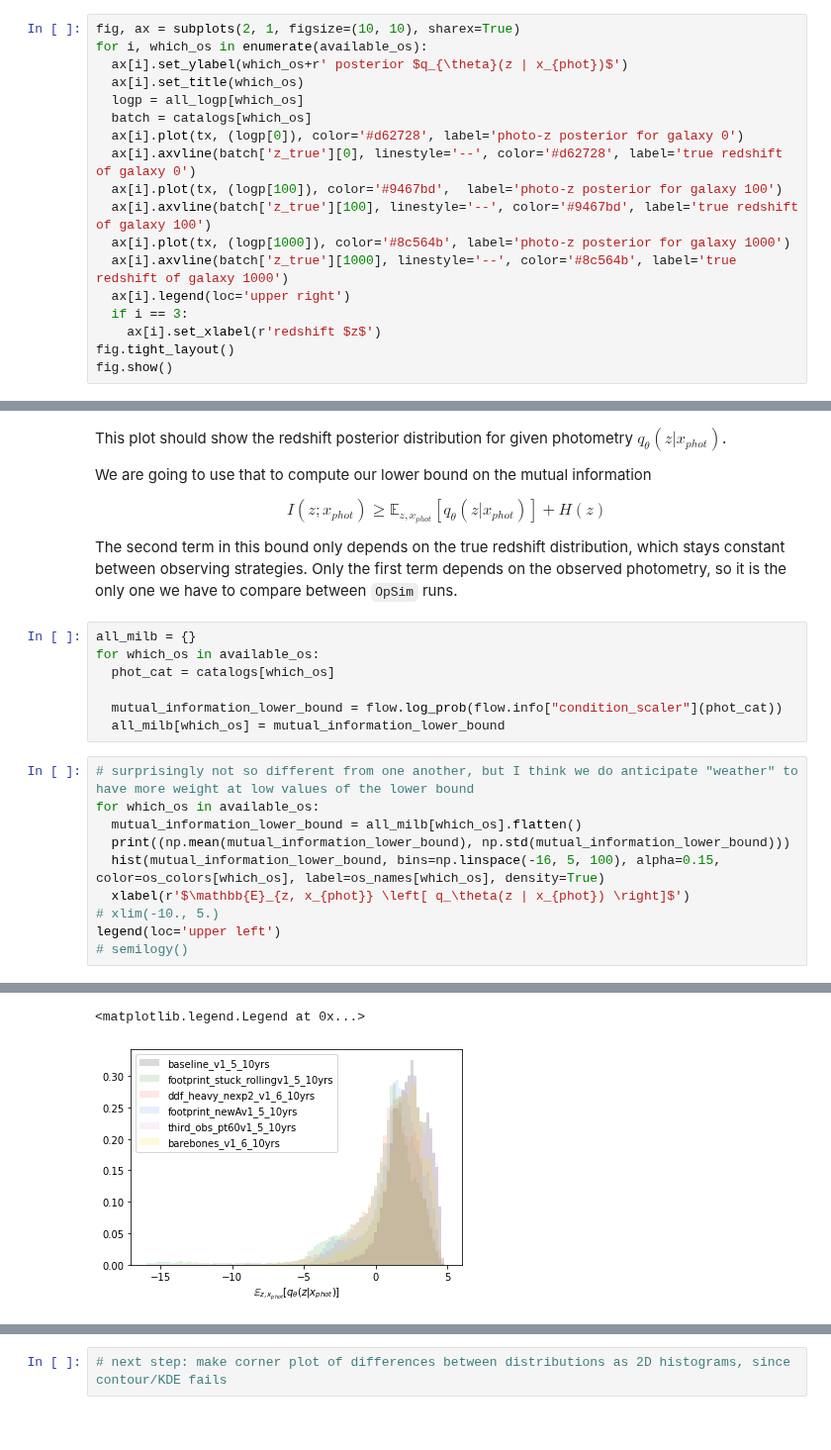
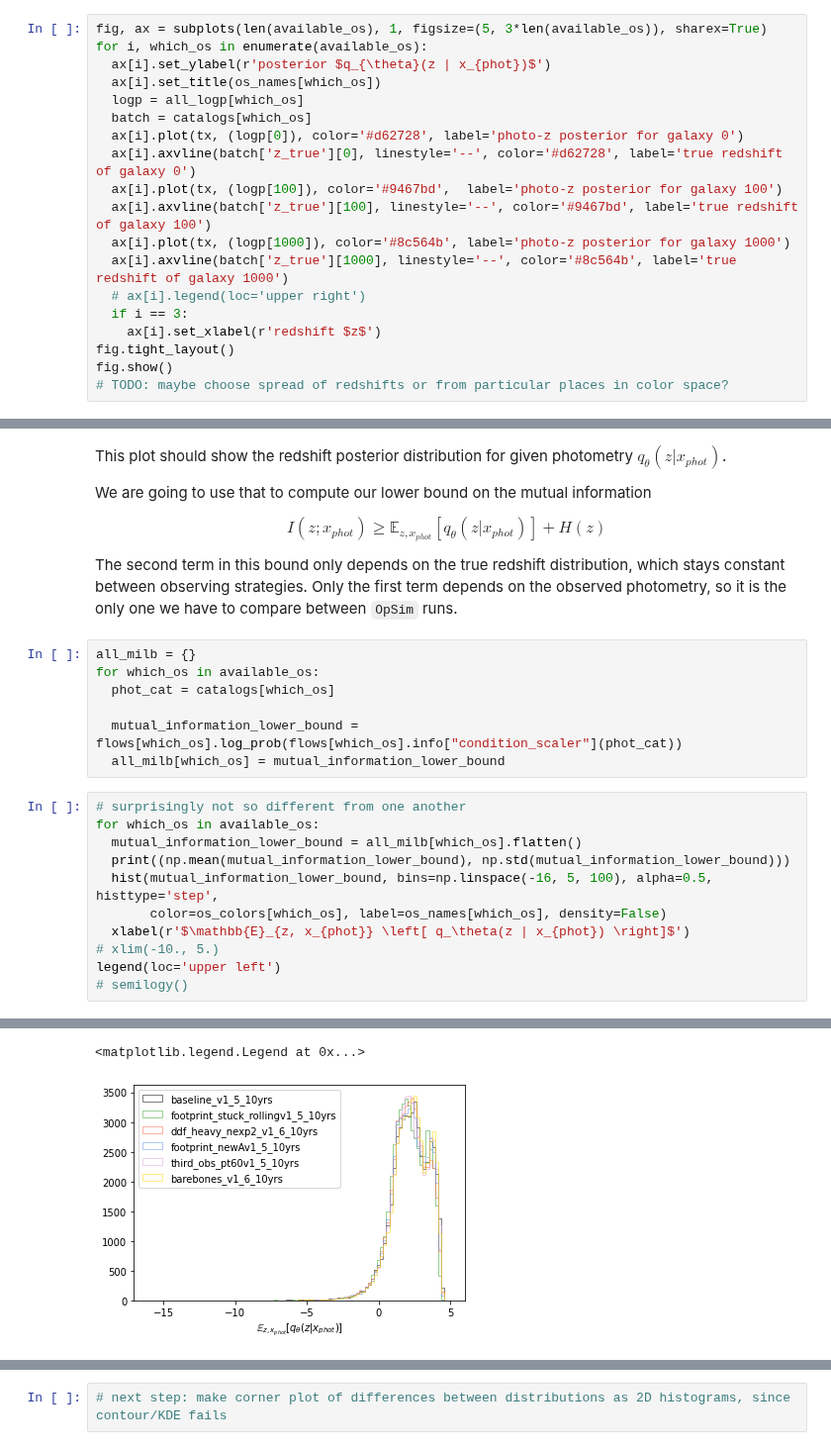
Before and after one commit to bscot/TheLastMetric, a Jupyter notebook: MAFVariationalMutualInformationPzFlow.ipynb, the cells around one changed output, grey strips where cells are left out. Shown at 99% size. Cells and saved outputs as stored; diff of their text form.

Commit message:
recalculating moments, more plot/metametric ideas

```diff
--- a/MAFVariationalMutualInformationPzFlow.ipynb
+++ b/MAFVariationalMutualInformationPzFlow.ipynb
@@ -156,10 +155,10 @@ RuntimeError: ignored
 # tx = np.linspace(0,3.5,100)
 # logp = dist.log_prob(tx)
 # %%
-fig, ax = subplots(2, 1, figsize=(10, 10), sharex=True)
+fig, ax = subplots(len(available_os), 1, figsize=(5, 3*len(available_os)), sharex=True)
 for i, which_os in enumerate(available_os):
-  ax[i].set_ylabel(which_os+r' posterior $q_{\theta}(z | x_{phot})$')
-  ax[i].set_title(which_os)
+  ax[i].set_ylabel(r'posterior $q_{\theta}(z | x_{phot})$')
+  ax[i].set_title(os_names[which_os])
   logp = all_logp[which_os]
   batch = catalogs[which_os]
   ax[i].plot(tx, (logp[0]), color='#d62728', label='photo-z posterior for galaxy 0')
@@ -168,8 +167,9 @@ for i, which_os in enumerate(available_os):
   ax[i].axvline(batch['z_true'][100], linestyle='--', color='#9467bd', label='true redshift of galaxy 100')
   ax[i].plot(tx, (logp[1000]), color='#8c564b', label='photo-z posterior for galaxy 1000')
   ax[i].axvline(batch['z_true'][1000], linestyle='--', color='#8c564b', label='true redshift of galaxy 1000')
-  ax[i].legend(loc='upper right')
+  # ax[i].legend(loc='upper right')
   if i == 3:
     ax[i].set_xlabel(r'redshift $z$')
 fig.tight_layout()
 fig.show()
+# TODO: maybe choose spread of redshifts or from particular places in color space?
@@ -186,14 +188,15 @@ all_milb = {}
 for which_os in available_os:
   phot_cat = catalogs[which_os]
 
-  mutual_information_lower_bound = flow.log_prob(flow.info["condition_scaler"](phot_cat))
+  mutual_information_lower_bound = flows[which_os].log_prob(flows[which_os].info["condition_scaler"](phot_cat))
   all_milb[which_os] = mutual_information_lower_bound
 # %%
-# surprisingly not so different from one another, but I think we do anticipate "weather" to have more weight at low values of the lower bound
+# surprisingly not so different from one another
 for which_os in available_os:
   mutual_information_lower_bound = all_milb[which_os].flatten()
   print((np.mean(mutual_information_lower_bound), np.std(mutual_information_lower_bound)))
-  hist(mutual_information_lower_bound, bins=np.linspace(-16, 5, 100), alpha=0.15, color=os_colors[which_os], label=os_names[which_os], density=True)
+  hist(mutual_information_lower_bound, bins=np.linspace(-16, 5, 100), alpha=0.5, histtype='step',
+       color=os_colors[which_os], label=os_names[which_os], density=False)
   xlabel(r'$\mathbb{E}_{z, x_{phot}} \left[ q_\theta(z | x_{phot}) \right]$')
 # xlim(-10., 5.)
 legend(loc='upper left')
@@ -208,2 +211,2 @@ legend(loc='upper left')
 <matplotlib.legend.Legend at 0x...>
-[figure, old version]
+[figure, new version]
```
Also changed, not shown: parts of 16 cells of this notebook.
